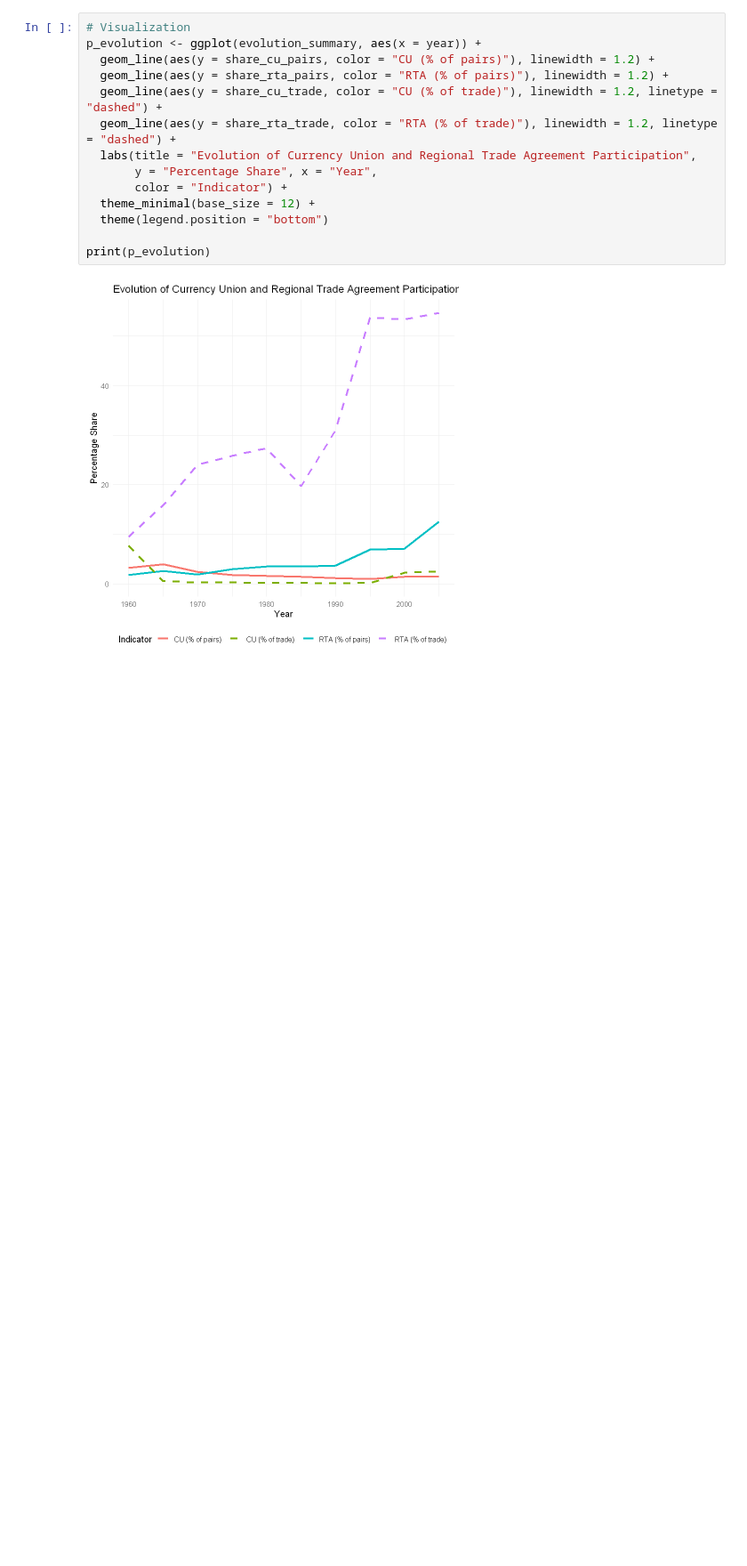
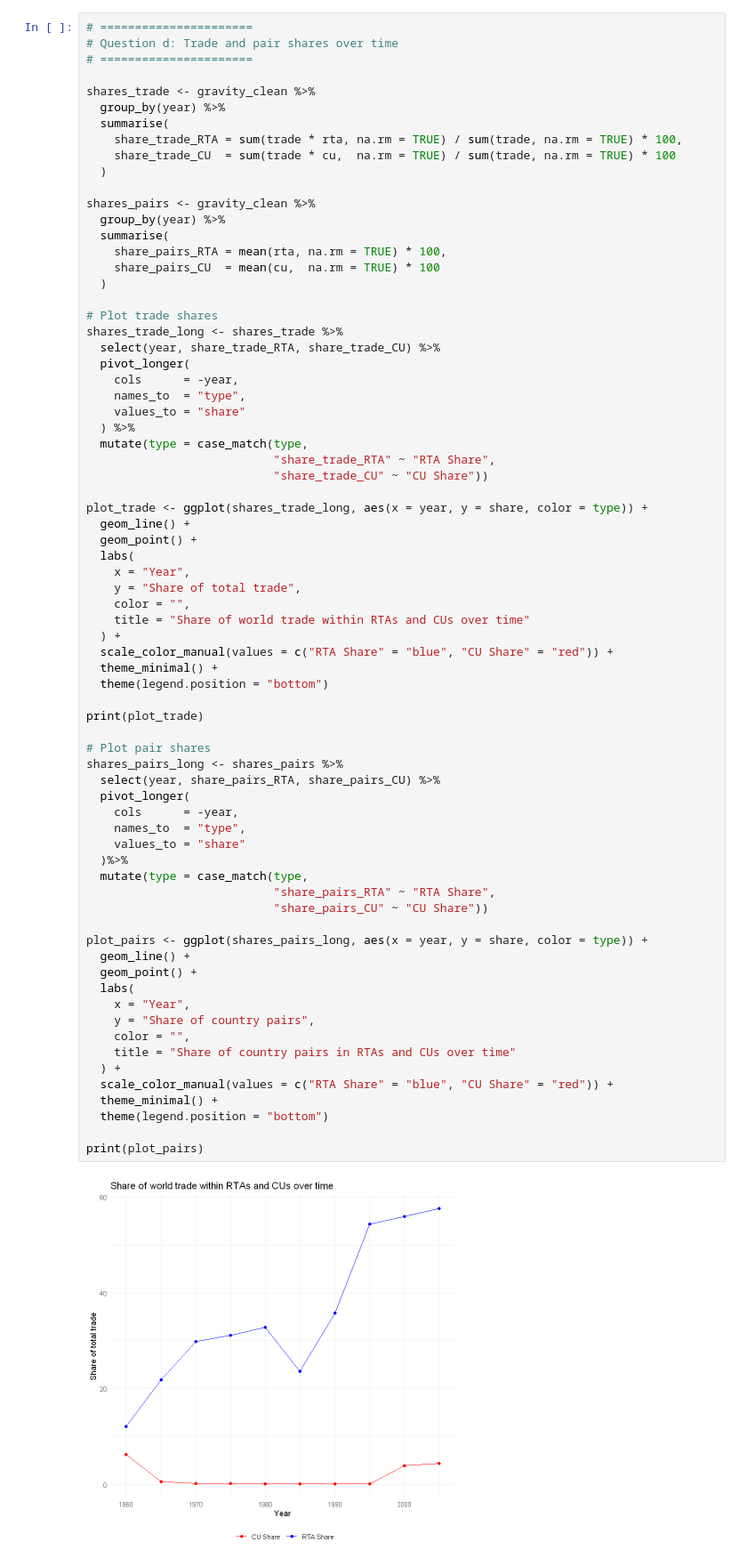
Before and after one commit to Manjusaka666/IHEID, a Jupyter notebook: International Trade II/Applied Work/trade.ipynb, the cells around one changed output. Shown at 89% size. Drawn from its saved outputs; the diff is of its cells as text; blank space fills up the shorter version.

Commit message:
Trade II Applied Work

```diff
--- a/International Trade II/Applied Work/trade.ipynb
+++ b/International Trade II/Applied Work/trade.ipynb
@@ -202,16 +137,74 @@ print(evolution_summary)
 # %%
-# Visualization
-p_evolution <- ggplot(evolution_summary, aes(x = year)) +
-  geom_line(aes(y = share_cu_pairs, color = "CU (% of pairs)"), linewidth = 1.2) +
-  geom_line(aes(y = share_rta_pairs, color = "RTA (% of pairs)"), linewidth = 1.2) +
-  geom_line(aes(y = share_cu_trade, color = "CU (% of trade)"), linewidth = 1.2, linetype = "dashed") +
-  geom_line(aes(y = share_rta_trade, color = "RTA (% of trade)"), linewidth = 1.2, linetype = "dashed") +
-  labs(title = "Evolution of Currency Union and Regional Trade Agreement Participation",
-       y = "Percentage Share", x = "Year",
-       color = "Indicator") +
-  theme_minimal(base_size = 12) +
+# ======================
+# Question d: Trade and pair shares over time
+# ======================
+
+shares_trade <- gravity_clean %>%
+  group_by(year) %>%
+  summarise(
+    share_trade_RTA = sum(trade * rta, na.rm = TRUE) / sum(trade, na.rm = TRUE) * 100,
+    share_trade_CU  = sum(trade * cu,  na.rm = TRUE) / sum(trade, na.rm = TRUE) * 100
+  )
+
+shares_pairs <- gravity_clean %>%
+  group_by(year) %>%
+  summarise(
+    share_pairs_RTA = mean(rta, na.rm = TRUE) * 100,
+    share_pairs_CU  = mean(cu,  na.rm = TRUE) * 100
+  )
+
+# Plot trade shares
+shares_trade_long <- shares_trade %>%
+  select(year, share_trade_RTA, share_trade_CU) %>%
+  pivot_longer(
+    cols      = -year,
+    names_to  = "type",
+    values_to = "share"
+  ) %>%
+  mutate(type = case_match(type,
+                           "share_trade_RTA" ~ "RTA Share",
+                           "share_trade_CU" ~ "CU Share"))
+
+plot_trade <- ggplot(shares_trade_long, aes(x = year, y = share, color = type)) +
+  geom_line() +
+  geom_point() +
+  labs(
+    x = "Year",
+    y = "Share of total trade",
+    color = "",
+    title = "Share of world trade within RTAs and CUs over time"
+  ) +
+  scale_color_manual(values = c("RTA Share" = "blue", "CU Share" = "red")) +
+  theme_minimal() +
   theme(legend.position = "bottom")
 
-print(p_evolution)
+print(plot_trade)
+
+# Plot pair shares
+shares_pairs_long <- shares_pairs %>%
+  select(year, share_pairs_RTA, share_pairs_CU) %>%
+  pivot_longer(
+    cols      = -year,
+    names_to  = "type",
+    values_to = "share"
+  )%>%
+  mutate(type = case_match(type,
+                           "share_pairs_RTA" ~ "RTA Share",
+                           "share_pairs_CU" ~ "CU Share"))
+
+plot_pairs <- ggplot(shares_pairs_long, aes(x = year, y = share, color = type)) +
+  geom_line() +
+  geom_point() +
+  labs(
+    x = "Year",
+    y = "Share of country pairs",
+    color = "",
+    title = "Share of country pairs in RTAs and CUs over time"
+  ) +
+  scale_color_manual(values = c("RTA Share" = "blue", "CU Share" = "red")) +
+  theme_minimal() +
+  theme(legend.position = "bottom")
+
+print(plot_pairs)
 # %% [output]
-[figure, old version]
+[figure, new version]
```
Also changed, not shown: parts of 21 cells of this notebook, 27 other files.
